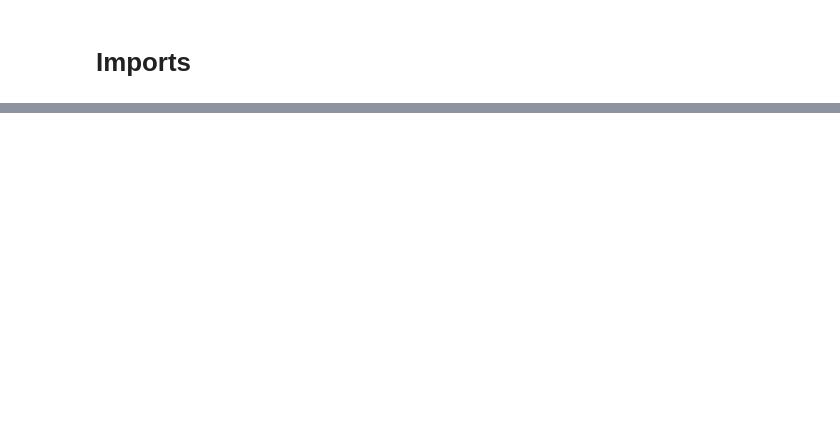
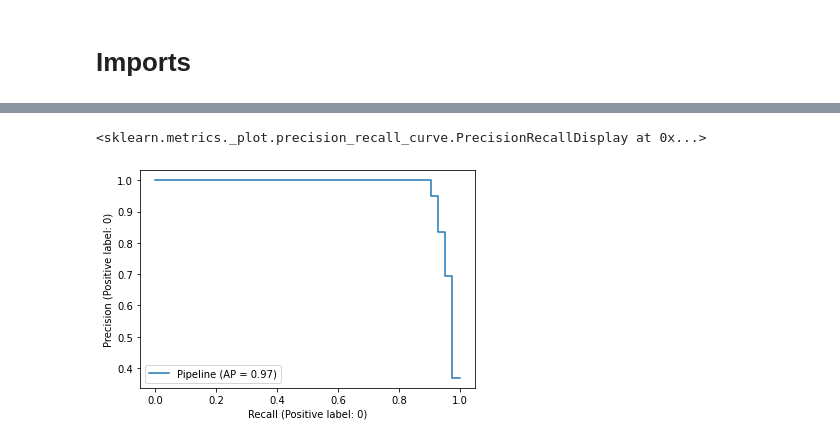
Before and after one commit to DavidJeonKr/lab_python, a Jupyter notebook: ml09_classification.ipynb, the cells around one changed output, grey strips where cells are left out. Cells and saved outputs as stored; diff of their text form; code cells hidden in the pictures; blank space fills up the shorter version.

```diff
--- a/ml09_classification.ipynb
+++ b/ml09_classification.ipynb
@@ -261,0 +268,8 @@ test_pred = model.predict(X_test)
+# %%
+# precision(정밀도) recall(재현율) curve
+# 정밀도-재현율 tradeoff: 정밀도가 커지면 재현율이 작아지고, 반대로 재현율이 커지면 정밀도가 작아짐.
+# 곡선의 아래쪽 넓이가 1에 가까울 수록 좋은 분류 모델.
+plot_precision_recall_curve(estimator=knn_model, X=X_test, y=y_test, pos_label=0)
+# %% [output]
+<sklearn.metrics._plot.precision_recall_curve.PrecisionRecallDisplay at 0x...>
+[figure, added]
```
Also changed, not shown: parts of 184 cells of this notebook.
